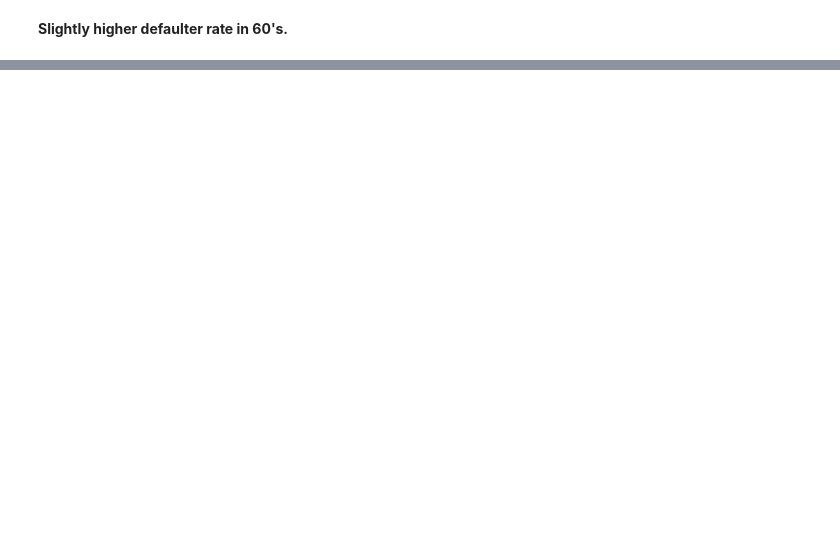
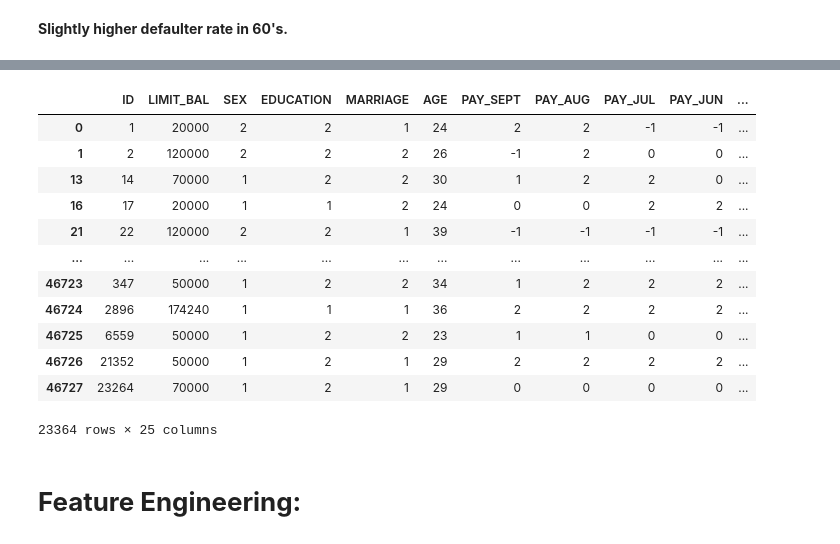
Before and after one commit to SwenFereira/Swen-Fereira-Card-Default-Prediction---Capstone-Project, a Jupyter notebook: Final_Copy_of_Swen_Fereira_Card_Default_Prediction_Capstone_Project.ipynb, the cells around one changed output, grey strips where cells are left out. Cells and saved outputs as stored; diff of their text form; code cells hidden in the pictures; blank space fills up the shorter version.

```diff
--- a/Final_Copy_of_Swen_Fereira_Card_Default_Prediction_Capstone_Project.ipynb
+++ b/Final_Copy_of_Swen_Fereira_Card_Default_Prediction_Capstone_Project.ipynb
@@ -613,0 +692,18 @@ plt.show()
+# %%
+balance_df[balance_df['default_payment_next_month']==1]
+# %% [output]
+|  | ID | LIMIT_BAL | SEX | EDUCATION | MARRIAGE | AGE | PAY_SEPT | PAY_AUG | PAY_JUL | PAY_JUN | ... |
+| 0 | 1 | 20000 | 2 | 2 | 1 | 24 | 2 | 2 | -1 | -1 | ... |
+| 1 | 2 | 120000 | 2 | 2 | 2 | 26 | -1 | 2 | 0 | 0 | ... |
+| 13 | 14 | 70000 | 1 | 2 | 2 | 30 | 1 | 2 | 2 | 0 | ... |
+| 16 | 17 | 20000 | 1 | 1 | 2 | 24 | 0 | 0 | 2 | 2 | ... |
+| 21 | 22 | 120000 | 2 | 2 | 1 | 39 | -1 | -1 | -1 | -1 | ... |
+| ... | ... | ... | ... | ... | ... | ... | ... | ... | ... | ... | ... |
+| 46723 | 347 | 50000 | 1 | 2 | 2 | 34 | 1 | 2 | 2 | 2 | ... |
+| 46724 | 2896 | 174240 | 1 | 1 | 1 | 36 | 2 | 2 | 2 | 2 | ... |
+| 46725 | 6559 | 50000 | 1 | 2 | 2 | 23 | 1 | 1 | 0 | 0 | ... |
+| 46726 | 21352 | 50000 | 1 | 2 | 1 | 29 | 2 | 2 | 2 | 2 | ... |
+| 46727 | 23264 | 70000 | 1 | 2 | 1 | 29 | 0 | 0 | 0 | 0 | ... |
+23364 rows × 25 columns
+# %% [markdown]
+# **Feature Engineering:**
```
Also changed, not shown: parts of 13 cells of this notebook.
